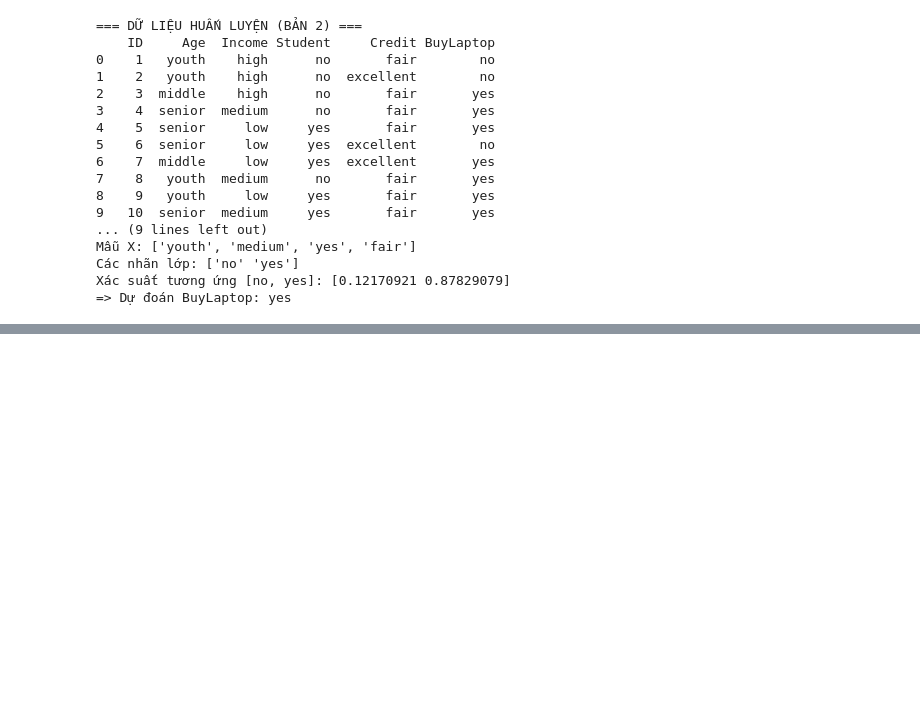
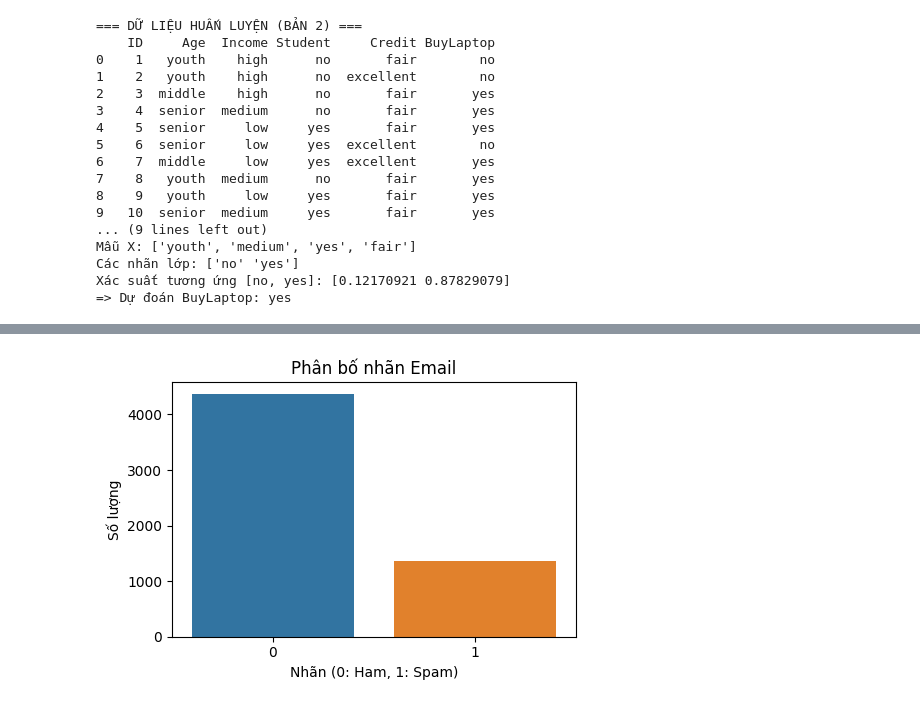
Before and after one commit to nguyenduydoanh/H-C-M-Y, a Jupyter notebook: Buổi_4.ipynb, the cells around one changed output, grey strips where cells are left out. Cells and saved outputs as stored; diff of their text form; code cells hidden in the pictures; blank space fills up the shorter version.

```diff
--- a/Buổi_4.ipynb
+++ b/Buổi_4.ipynb
@@ -270,0 +273,93 @@ Xác suất tương ứng [no, yes]: [0.12170921 0.87829079]
+# %%
+import os
+import re
+import warnings
+import pandas as pd
+import matplotlib.pyplot as plt
+import seaborn as sns
+from sklearn.feature_extraction.text import CountVectorizer
+
+# Tắt các cảnh báo không cần thiết (FutureWarning)
+warnings.filterwarnings('ignore')
+
+# ==============================================================================
+# 0. TÌM TỆP VÀ ĐỌC DỮ LIỆU
+# ==============================================================================
+file_path = '/content/drive/MyDrive/Học Máy/emails.csv'
+
+if not os.path.exists(file_path):
+    # Thử tìm các đường dẫn dự phòng
+    for path in ['emails.csv', '/content/emails.csv']:
+        if os.path.exists(path):
+            file_path = path
+            break
+
+df = pd.read_csv(file_path, engine='python', on_bad_lines='skip')
+print(f"✓ Đã tải dữ liệu thành công ({df.shape[0]} dòng, {df.shape[1]} cột)")
+
+
+# ==============================================================================
+# 1. TỔNG QUAN & MÔ TẢ DỮ LIỆU BAN ĐẦU
+# ==============================================================================
+print("\n--- 1. TỔNG QUAN DỮ LIỆU BAN ĐẦU ---")
+ham_count, spam_count = df['spam'].value_counts()[0], df['spam'].value_counts()[1]
+print(f"- Email thường (Ham - 0) : {ham_count} ({ham_count/len(df)*100:.1f}%)")
+print(f"- Email rác     (Spam - 1): {spam_count} ({spam_count/len(df)*100:.1f}%)")
+
+# Vẽ biểu đồ phân bố nhãn (đã sửa hết cảnh báo)
+plt.figure(figsize=(5, 3.5))
+sns.countplot(x='spam', hue='spam', data=df, palette=['#1f77b4', '#ff7f0e'], legend=False)
+plt.title('Phân bố nhãn Email')
+plt.xlabel('Nhãn (0: Ham, 1: Spam)')
+plt.ylabel('Số lượng')
+plt.tight_layout()
+plt.show()
+
+
+# ==============================================================================
+# 2. TIỀN XỬ LÝ VĂN BẢN
+# ==============================================================================
+print("\n--- 2. TIỀN XỬ LÝ VĂN BẢN ---")
+
+def preprocess_text(text):
+    text = str(text).lower()
+    text = re.sub(r'^subject:\s*', '', text)
+    text = re.sub(r'[^a-z\s]', ' ', text)
+    return re.sub(r'\s+', ' ', text).strip()
+
+df['clean_text'] = df['text'].apply(preprocess_text)
+
+print(f"- Ví dụ trước xử lý: {df['text'].iloc[0][:60]}...")
+print(f"- Ví dụ sau xử lý  : {df['clean_text'].iloc[0][:60]}...")
+
+
+# ==============================================================================
+# 3 & 4. BAG-OF-WORDS VÀ MÔ TẢ SAU CHUYỂN ĐỔI
+# ==============================================================================
+print("\n--- 3 & 4. BAG-OF-WORDS & MÔ TẢ SAU CHUYỂN ĐỔI ---")
+
+vectorizer = CountVectorizer(stop_words='english', max_features=1000)
+X_bow = vectorizer.fit_transform(df['clean_text'])
+
+print(f"- Kích thước ma trận Bag-of-Words: {X_bow.shape}")
+
+# Tạo DataFrame hiển thị thu gọn (chỉ hiển thị 5 dòng x 8 cột từ tiêu biểu)
+bow_df = pd.DataFrame(X_bow.toarray(), columns=vectorizer.get_feature_names_out())
+print("\n* Bảng biểu diễn vector (Thu gọn 5 email đầu tiên x 8 từ đầu):")
+print(bow_df.iloc[:5, :8])
+
+# Top 10 từ xuất hiện nhiều nhất
+word_counts = bow_df.sum().sort_values(ascending=False)
+print("\n* Top 10 từ vựng xuất hiện nhiều nhất:")
+print(word_counts.head(10).to_string())
+
+# Trực quan hóa Top 10 từ
+plt.figure(figsize=(8, 4))
+word_counts.head(10).plot(kind='bar', color='skyblue', edgecolor='black')
+plt.title('Top 10 từ vựng phổ biến nhất (Bag-of-Words)')
+plt.xlabel('Từ vựng')
+plt.ylabel('Tổng tần suất')
+plt.xticks(rotation=45)
+plt.tight_layout()
+plt.show()
+# %% [output]
@@ -270,0 +371 @@ Xác suất tương ứng [no, yes]: [0.12170921 0.87829079]
+[figure, added]
```
Also changed, not shown: parts of 4 cells of this notebook.
